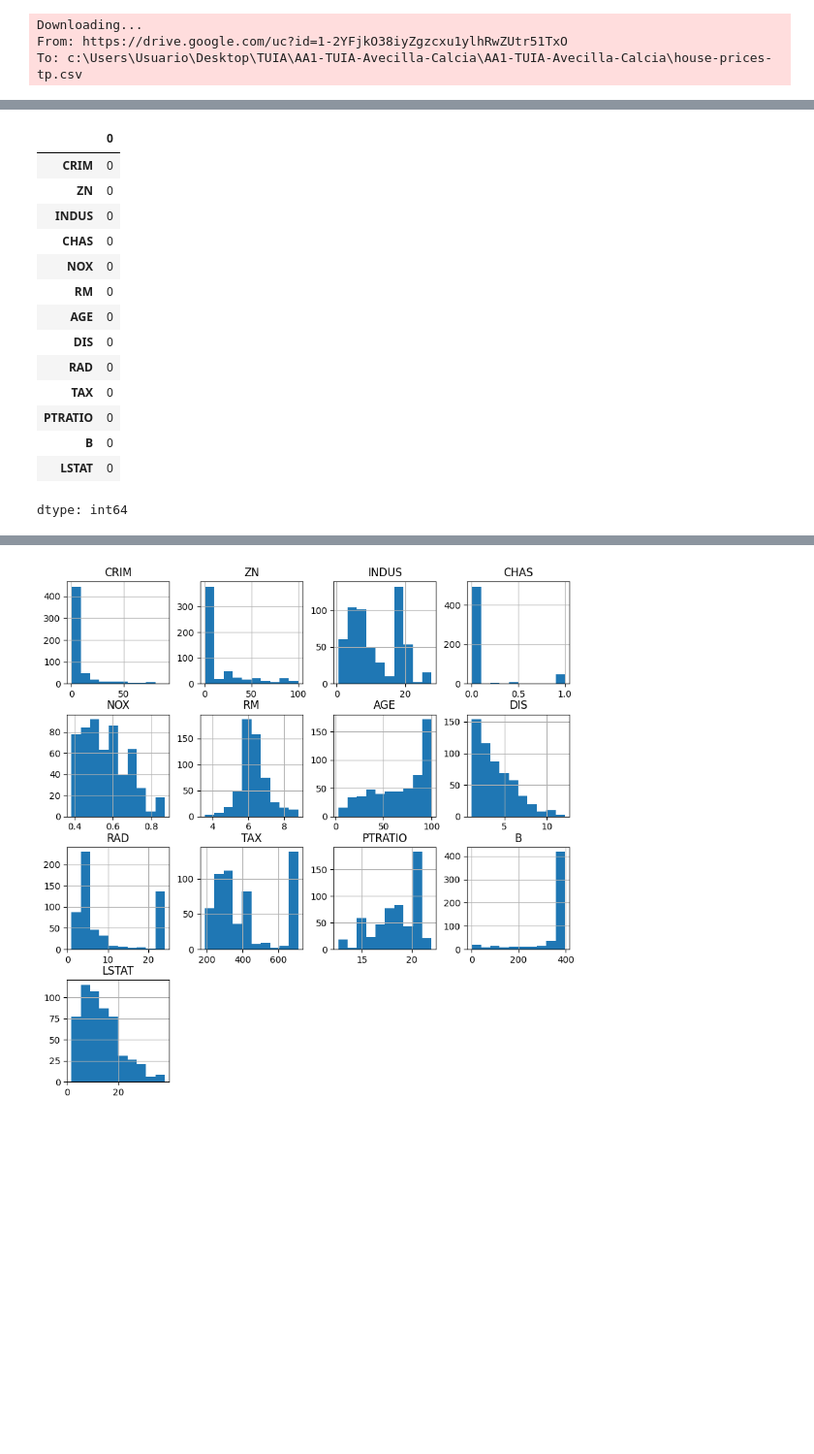
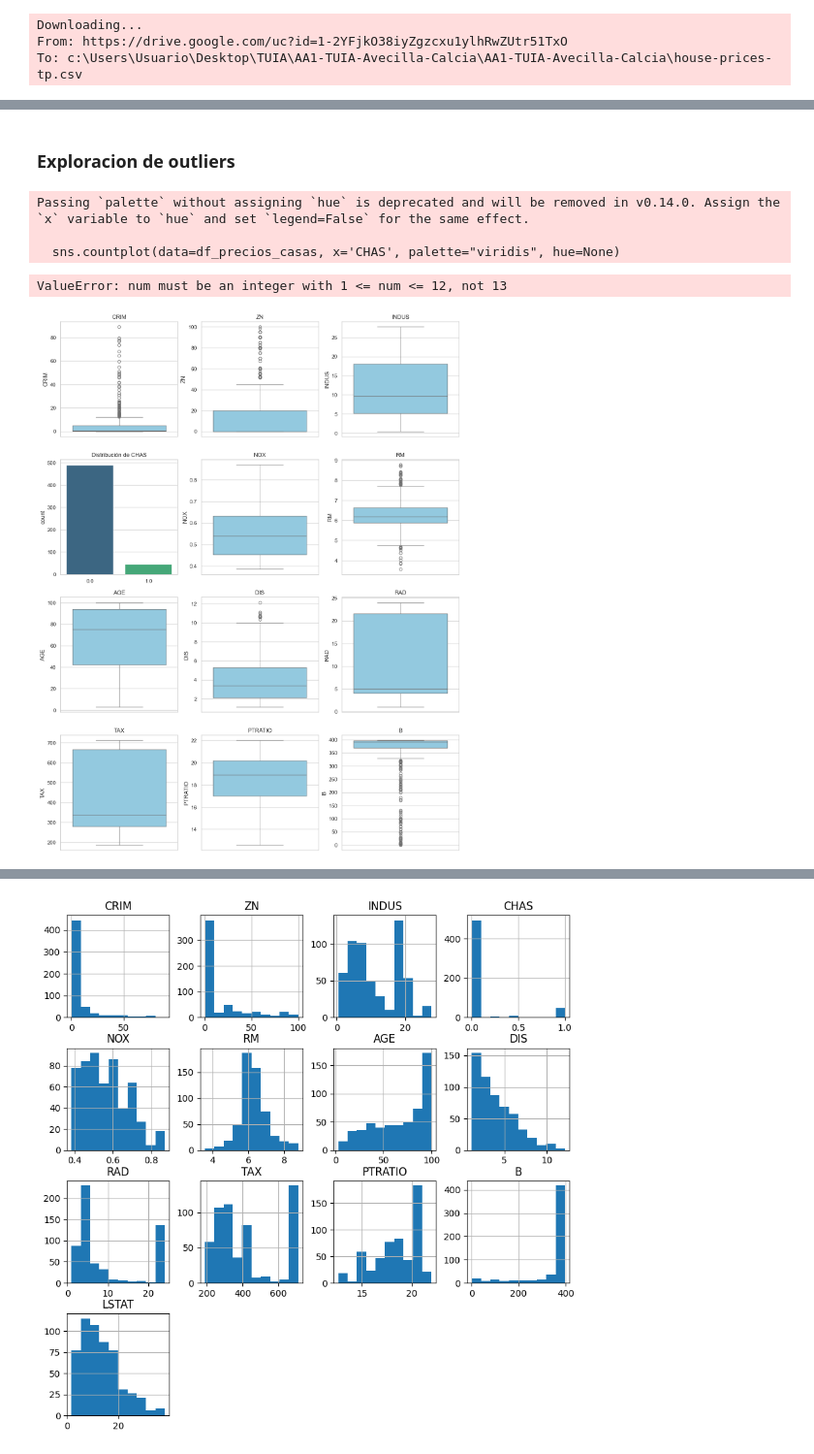
Before and after one commit to Tomas8x/AA1-TUIA-Avecilla-Calcia, a Jupyter notebook: TP_regresion_AA1.ipynb, the cells around one changed output, grey strips where cells are left out. Shown: that part at 97% size. Cells and saved outputs as stored; diff of their text form; code cells hidden in the pictures; blank space fills up the shorter version.

```diff
--- a/TP_regresion_AA1.ipynb
+++ b/TP_regresion_AA1.ipynb
@@ -71,6 +20,0 @@ MEDV        21    3.776978
-# %%
-#recorrer todas las filas y verificar valores Nan
-for index, row in data.iterrows():
-    if row.isnull().sum() > 11:
-        print(f"Fila {index} contiene más de 11 valores faltantes.")
-#verificamos las filas que tengan mas de 10 valores nan para justificar su eliminacion
@@ -85,0 +108,2 @@ primero que nada dividimos el dataset para que los datos de testeos no sean modi
+# %%
+df_precios_casas['CHAS'] = df_precios_casas['CHAS'].fillna(df_precios_casas['CHAS'].mode()[0])
@@ -85,0 +112,6 @@ primero que nada dividimos el dataset para que los datos de testeos no sean modi
+# %%
+# Crear el imputador KNN
+imputer = KNNImputer(n_neighbors=5)
+
+# Aplicar KNNImputer al DataFrame completo
+df_precios_casas = pd.DataFrame(imputer.fit_transform(df_precios_casas), columns=df_precios_casas.columns)
@@ -86 +154,44 @@ primero que nada dividimos el dataset para que los datos de testeos no sean modi
+# %% [markdown]
+### Exploracion de outliers
+# %%
+# Separar variable de salida (MEDV) y características
+df_precios_casas_target = df_precios_casas['MEDV']
+df_precios_casas = df_precios_casas.drop(columns=['MEDV'])
+# %%
+# Configuración de estilo de seaborn
+sns.set_theme(style="whitegrid")
+
+# Número de columnas para los boxplots (ajusta este número según sea necesario)
+num_columns = len(df_precios_casas.columns)
+
+# Calcular el número de filas necesarias
+num_rows = (num_columns + 1) // 3  # Añadimos 1 para incluir el gráfico de barras
+
+# Crear una figura y una serie de subplots
+plt.figure(figsize=(15, 5 * num_rows))  # Ajusta el tamaño de la figura según el número de filas
+
+# Crear gráficos para cada columna del DataFrame de características
+for i, column in enumerate(df_precios_casas.columns):
+    plt.subplot(num_rows, 3, i + 1)  # Define la posición del subplot
+    if column == 'CHAS':
+        # Crear un gráfico de barras para la columna CHAS
+        sns.countplot(data=df_precios_casas, x='CHAS', palette="viridis", hue=None)
+        plt.title('Distribución de CHAS')
+    else:
+        # Crear un boxplot para otras columnas
+        sns.boxplot(data=df_precios_casas[column], color="skyblue")
+        plt.title(column)
+    plt.xlabel('')  # Eliminar la etiqueta del eje x para una mejor visualización
+
+# Ajustar el espaciado entre subplots
+plt.tight_layout()
+
+# Mostrar los gráficos
+plt.show()
+# %% [output]
+Passing `palette` without assigning `hue` is deprecated and will be removed in v0.14.0. Assign the `x` variable to `hue` and set `legend=False` for the same effect.
+
+  sns.countplot(data=df_precios_casas, x='CHAS', palette="viridis", hue=None)
+ValueError: num must be an integer with 1 <= num <= 12, not 13
+[figure, added]
 # %%
@@ -109,20 +205,0 @@ X_train_imputed = X_train_imputed.drop(columns=['MEDV'])
-# %%
-#valores nulos
-nan_count = X_train_imputed.isnull().sum()
-nan_count
-# %% [output]
-|  | 0 |
-| CRIM | 0 |
-| ZN | 0 |
-| INDUS | 0 |
-| CHAS | 0 |
-| NOX | 0 |
-| RM | 0 |
-| AGE | 0 |
-| DIS | 0 |
-| RAD | 0 |
-| TAX | 0 |
-| PTRATIO | 0 |
-| B | 0 |
-| LSTAT | 0 |
-dtype: int64
```
Also changed, not shown: parts of 21 cells of this notebook.
